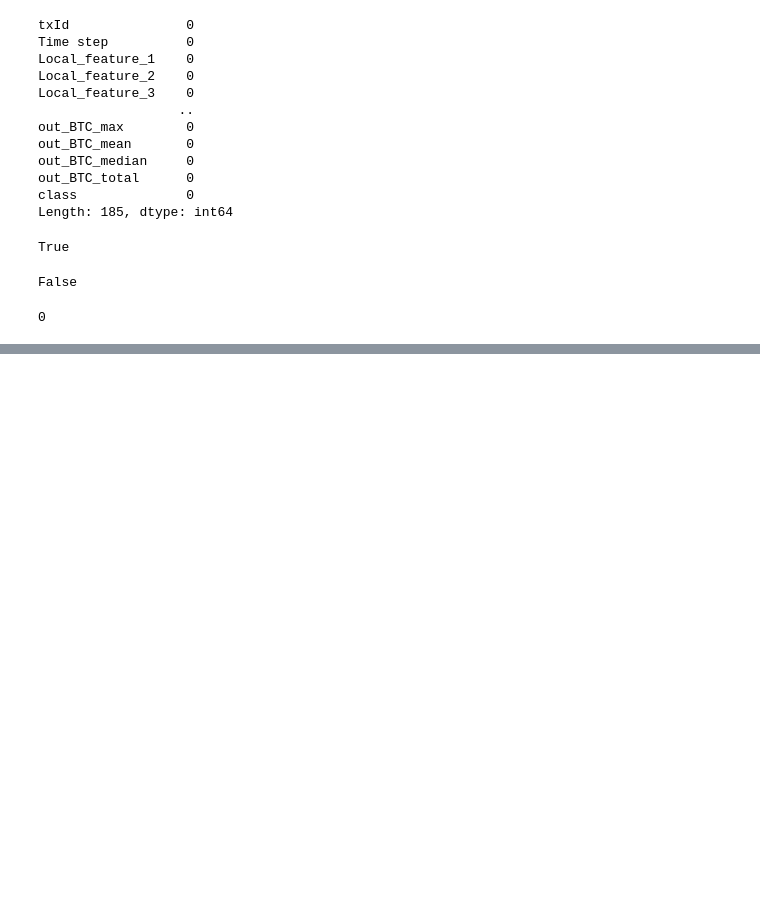
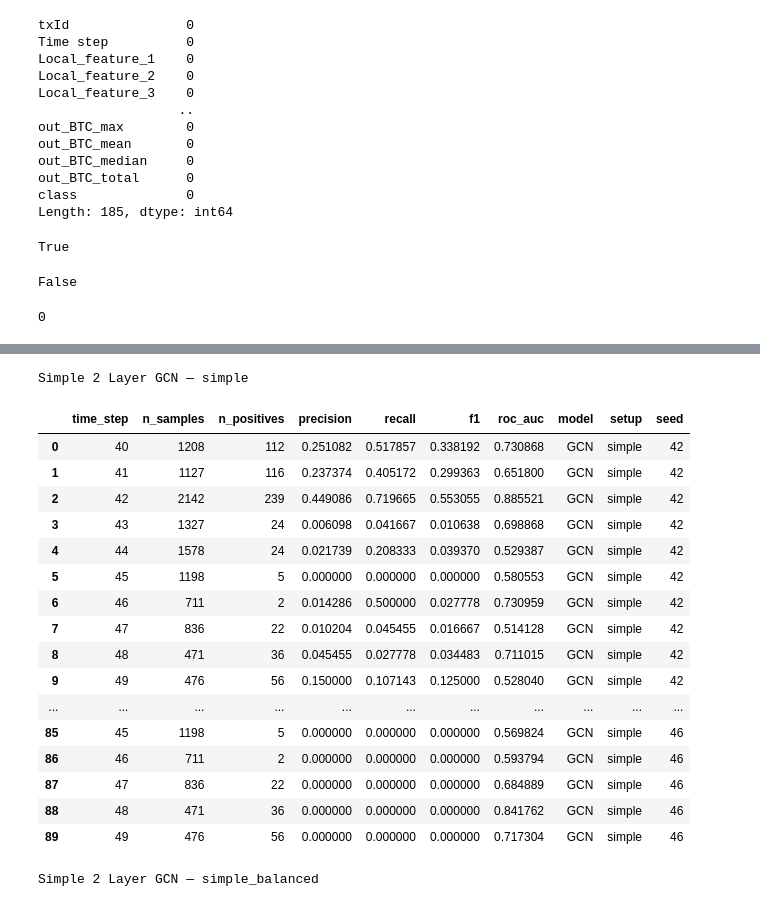
Before and after one commit to SokratisHadjichristodoulou/AML-Thesis, a Jupyter notebook: notebooks/testingRQ2.ipynb, the cells around one changed output, grey strips where cells are left out. Saved outputs shown, nothing was run; the diff lists cells and outputs as text; code cells hidden in the pictures; blank space fills up the shorter version.

```diff
--- a/notebooks/testingRQ2.ipynb
+++ b/notebooks/testingRQ2.ipynb
@@ -103,0 +313,6 @@ Illicit rate — train: 2.3544, test: 2.2969
+# %%
+from src.training import run_gcn_experiments
+
+gcn_agg, gcn_per_ts = run_gcn_experiments()
+print("Simple 2 Layer GCN - Agg")
+display(gcn_agg)
@@ -103,0 +324,25 @@ Illicit rate — train: 2.3544, test: 2.2969
+# %%
+print("Simple 2 Layer GCN — simple")
+display(gcn_per_ts[gcn_per_ts["setup"] == "simple"])
+print("Simple 2 Layer GCN — simple_balanced")
+display(gcn_per_ts[gcn_per_ts["setup"] == "simple_balanced"])
+# %% [output]
+Simple 2 Layer GCN — simple
+|  | time_step | n_samples | n_positives | precision | recall | f1 | roc_auc | model | setup | seed |
+| 0 | 40 | 1208 | 112 | 0.251082 | 0.517857 | 0.338192 | 0.730868 | GCN | simple | 42 |
+| 1 | 41 | 1127 | 116 | 0.237374 | 0.405172 | 0.299363 | 0.651800 | GCN | simple | 42 |
+| 2 | 42 | 2142 | 239 | 0.449086 | 0.719665 | 0.553055 | 0.885521 | GCN | simple | 42 |
+| 3 | 43 | 1327 | 24 | 0.006098 | 0.041667 | 0.010638 | 0.698868 | GCN | simple | 42 |
+| 4 | 44 | 1578 | 24 | 0.021739 | 0.208333 | 0.039370 | 0.529387 | GCN | simple | 42 |
+| 5 | 45 | 1198 | 5 | 0.000000 | 0.000000 | 0.000000 | 0.580553 | GCN | simple | 42 |
+| 6 | 46 | 711 | 2 | 0.014286 | 0.500000 | 0.027778 | 0.730959 | GCN | simple | 42 |
+| 7 | 47 | 836 | 22 | 0.010204 | 0.045455 | 0.016667 | 0.514128 | GCN | simple | 42 |
+| 8 | 48 | 471 | 36 | 0.045455 | 0.027778 | 0.034483 | 0.711015 | GCN | simple | 42 |
+| 9 | 49 | 476 | 56 | 0.150000 | 0.107143 | 0.125000 | 0.528040 | GCN | simple | 42 |
+| ... | ... | ... | ... | ... | ... | ... | ... | ... | ... | ... |
+| 85 | 45 | 1198 | 5 | 0.000000 | 0.000000 | 0.000000 | 0.569824 | GCN | simple | 46 |
+| 86 | 46 | 711 | 2 | 0.000000 | 0.000000 | 0.000000 | 0.593794 | GCN | simple | 46 |
+| 87 | 47 | 836 | 22 | 0.000000 | 0.000000 | 0.000000 | 0.684889 | GCN | simple | 46 |
+| 88 | 48 | 471 | 36 | 0.000000 | 0.000000 | 0.000000 | 0.841762 | GCN | simple | 46 |
+| 89 | 49 | 476 | 56 | 0.000000 | 0.000000 | 0.000000 | 0.717304 | GCN | simple | 46 |
+Simple 2 Layer GCN — simple_balanced
```
Also changed, not shown: parts of 17 cells of this notebook, 4 other files.
